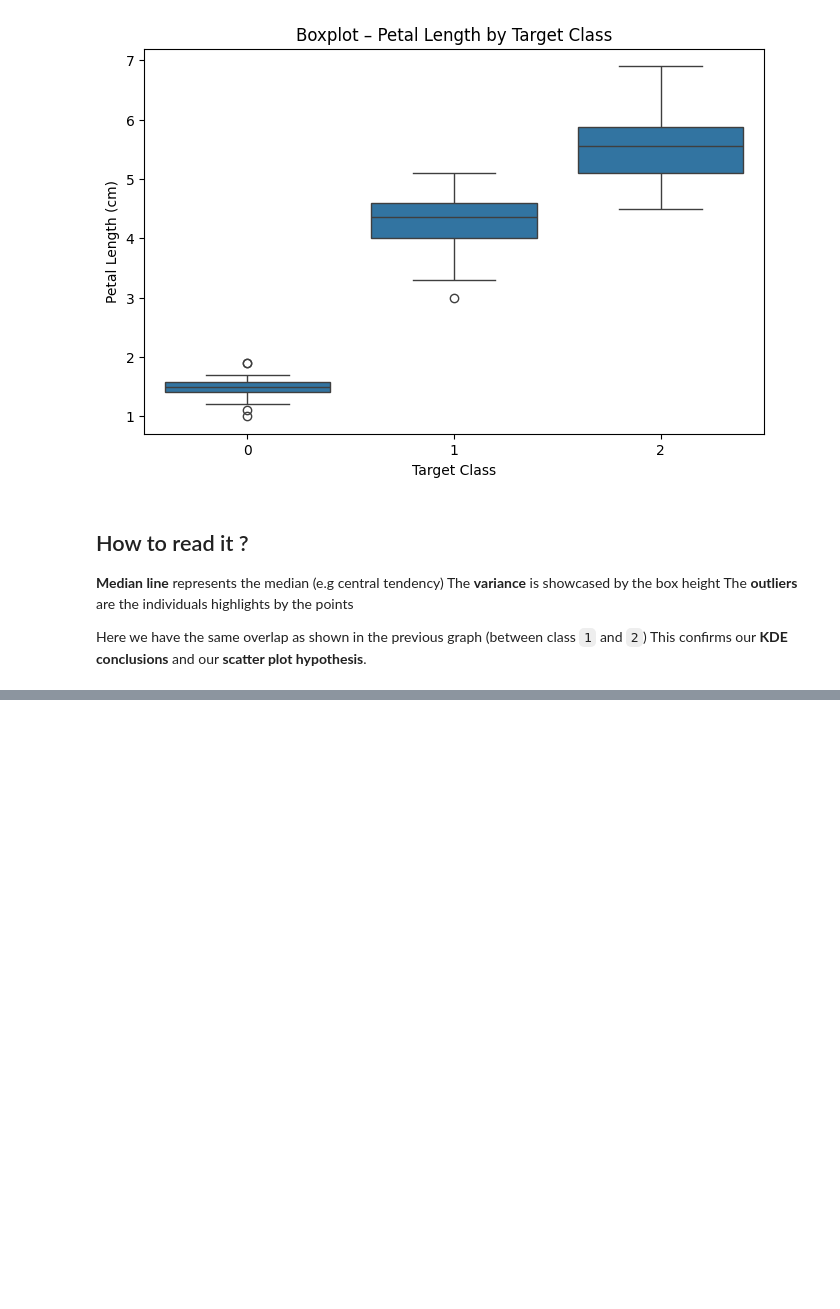
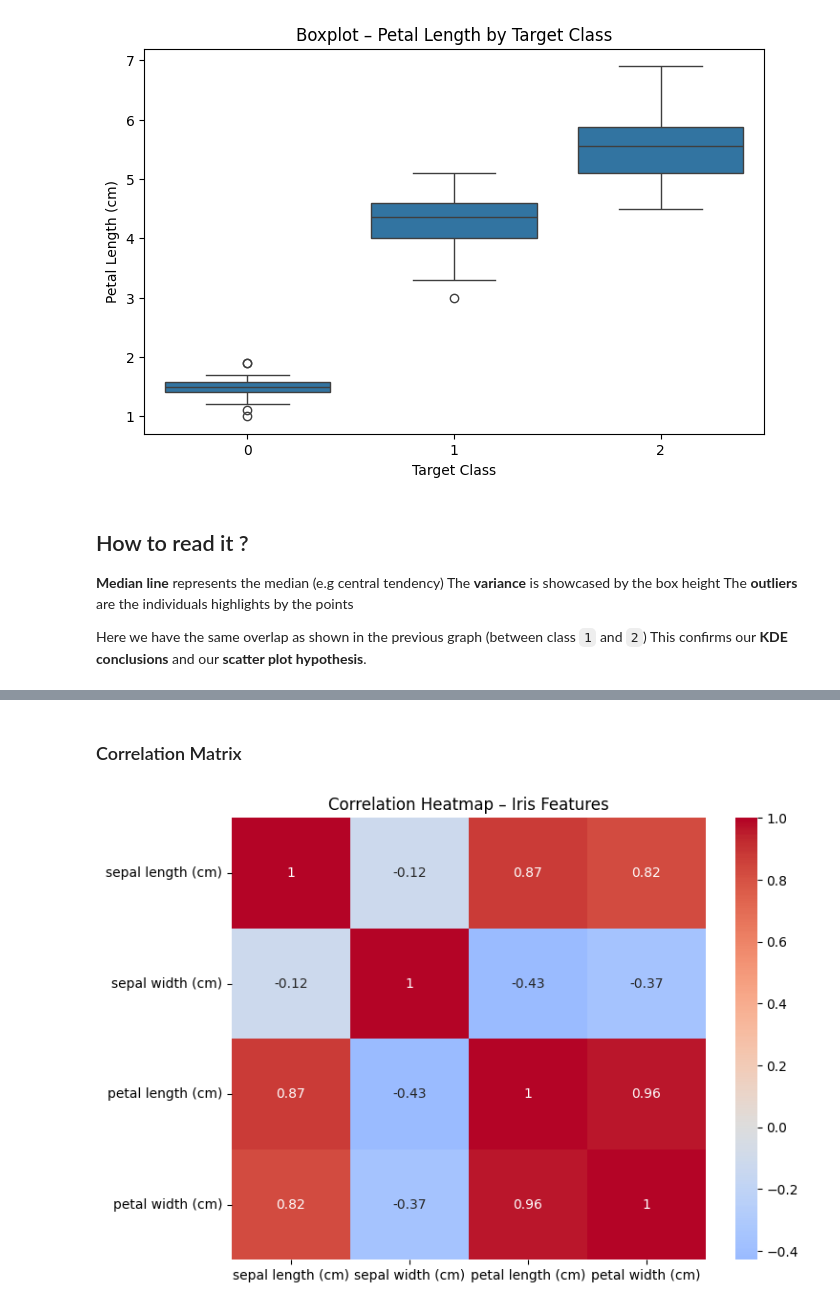
Before and after one commit to pierreprudh/Personal-Cheatsheets, a Jupyter notebook: 3 - Visualization/Vizualization_cheatsheet.ipynb, the cells around one changed output, grey strips where cells are left out. Drawn from its saved outputs; the diff is of its cells as text; code cells hidden in the pictures; blank space fills up the shorter version.

```diff
--- a/3 - Visualization/Vizualization_cheatsheet.ipynb
+++ b/3 - Visualization/Vizualization_cheatsheet.ipynb
@@ -241,0 +315,19 @@ This confirms our **KDE conclusions** and our **scatter plot hypothesis**.
+# %% [markdown]
+
+### Correlation Matrix
+# %%
+corr = iris.drop(columns=["target"]).corr()
+
+plt.figure(figsize=(8, 6))
+
+sns.heatmap(
+    corr,
+    annot=True,
+    cmap="coolwarm",
+    center=0
+)
+
+plt.title("Correlation Heatmap – Iris Features")
+plt.show()
+# %% [output]
+[figure, added]
```
Also changed, not shown: parts of 10 cells of this notebook.
